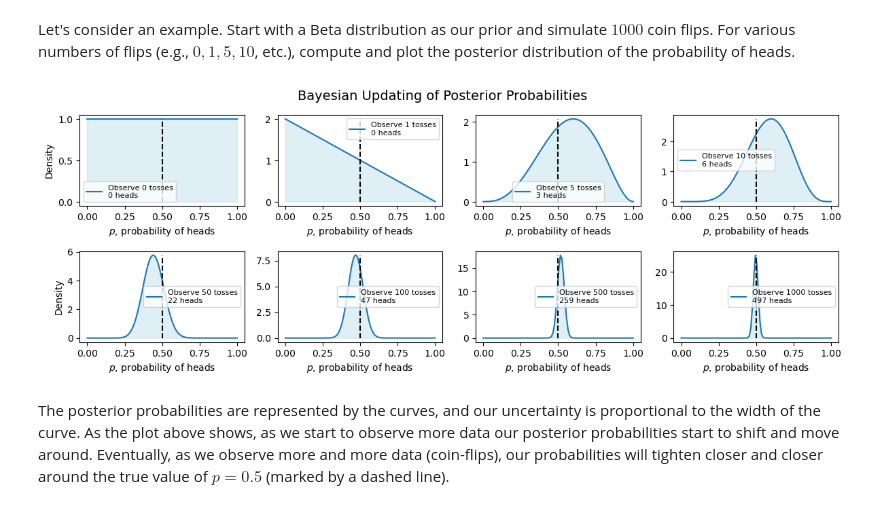
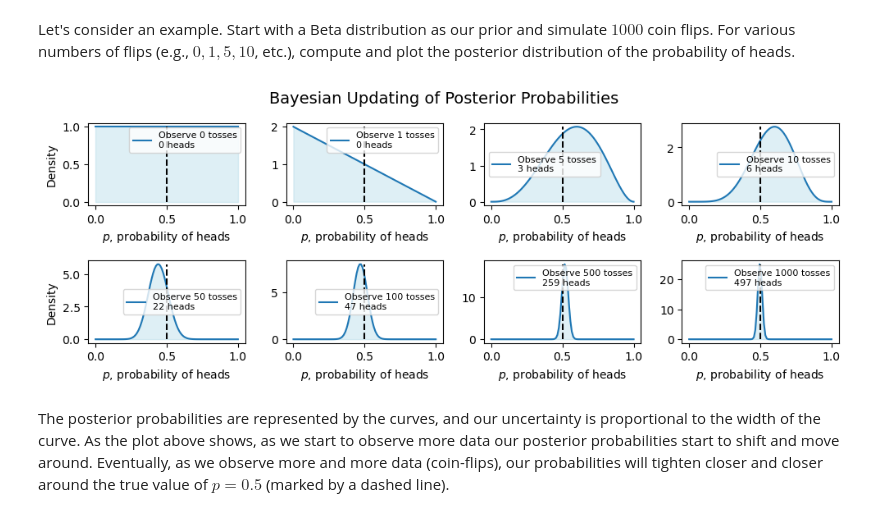
Before and after one commit to patrick-t98/quantitative-finance-notebooks, a Jupyter notebook: notebooks/2.3 Bayesian Inference.ipynb, the cells around one changed output. Cells and saved outputs as stored; diff of their text form; code cells hidden in the pictures.

```diff
--- a/notebooks/2.3 Bayesian Inference.ipynb
+++ b/notebooks/2.3 Bayesian Inference.ipynb
@@ -67,26 +73,20 @@ import matplotlib.pyplot as plt
 # %%
-# Solve in python
-dist = ss.beta                                                        # Beta distribution for posterior
-n_trials = [0, 1, 5, 10, 50, 100, 500, 1000]                          # number of trials
-data = ss.bernoulli.rvs(p=0.5, size=n_trials[-1], random_state=42)    # simulate coin flips
-x = np.linspace(0, 1, 100)                                            # points at which to evaluate the Beta pdf
-
-# Plot the posterior distribution~
-plt.figure(figsize=(12, 6))
+# Plot the posterior distribution
+plt.figure(figsize=(10, 5))
 for k, N in enumerate(n_trials):
     plt.subplot(3, 4, k + 1)
     heads = data[:N].sum()                                            # number of heads in the first N flips
     y = dist.pdf(x, a=1+heads, b=1+N-heads)                           # posterior distribution
     plt.plot(x, y, label=f"Observe {N} tosses\n{heads} heads")
     plt.fill_between(x, 0, y, color='lightblue', alpha=0.4)
     plt.vlines(0.5, 0, max(y), color='k', linestyles='--')            # true probability line
     plt.xlabel('$p$, probability of heads')
     plt.ylabel('Density') if k % 4 == 0 else None
     plt.legend(fontsize=8)
 plt.suptitle('Bayesian Updating of Posterior Probabilities', fontsize=14)
 plt.tight_layout()
 plt.show()
 # %% [output]
-[figure, old version]
+[figure, new version]
 # %% [markdown]
 The posterior probabilities are represented by the curves, and our uncertainty is proportional to the width of the curve. As the plot above shows, as we start to observe more data our posterior probabilities start to shift and move around. Eventually, as we observe more and more data (coin-flips), our probabilities will tighten closer and closer around the true value of $p=0.5$ (marked by a dashed line).
```
Also changed, not shown: parts of 1 cell of this notebook, 6 other files.
